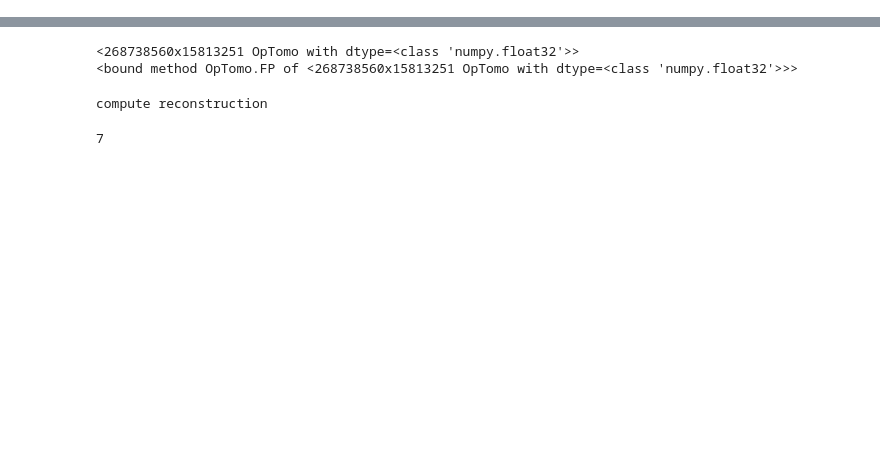
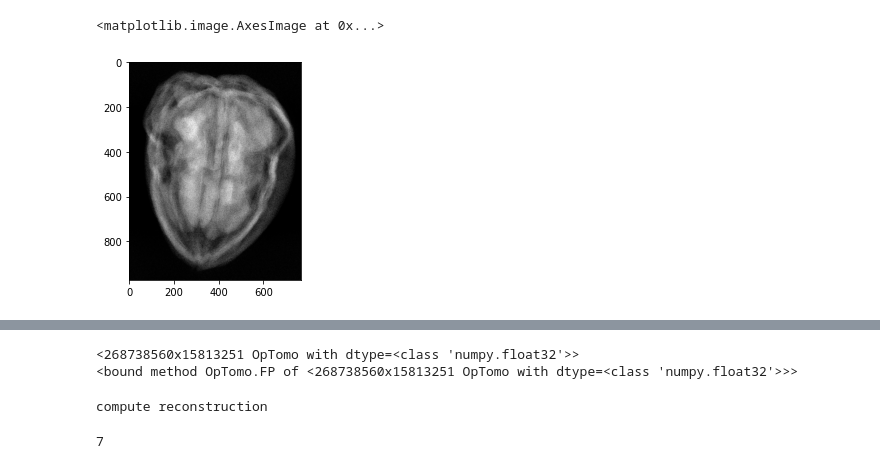
Before and after one commit to PranjalSahu/WalnutReconstructionCodes, a Jupyter notebook: test1.ipynb, the cells around one changed output, grey strips where cells are left out. Drawn from its saved outputs; the diff is of its cells as text; code cells hidden in the pictures; blank space fills up the shorter version.

```diff
--- a/test1.ipynb
+++ b/test1.ipynb
@@ -281,0 +279,6 @@ save results
+# %%
+plt.imshow(projs[:, 180, :], cmap='gray')
+#plt.hist(projs.flatten())
+# %% [output]
+<matplotlib.image.AxesImage at 0x...>
+[figure, added]
```
Also changed, not shown: parts of 18 cells of this notebook.
